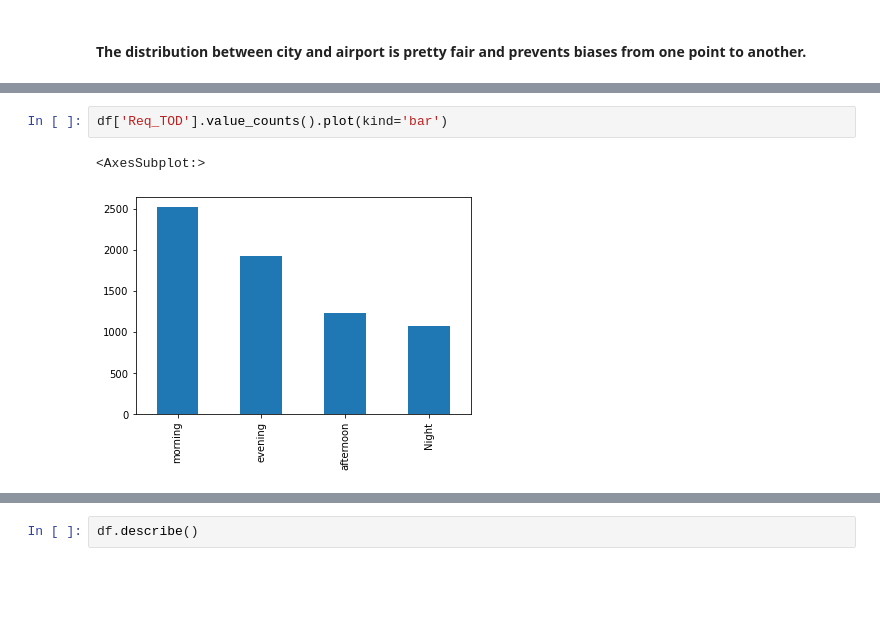
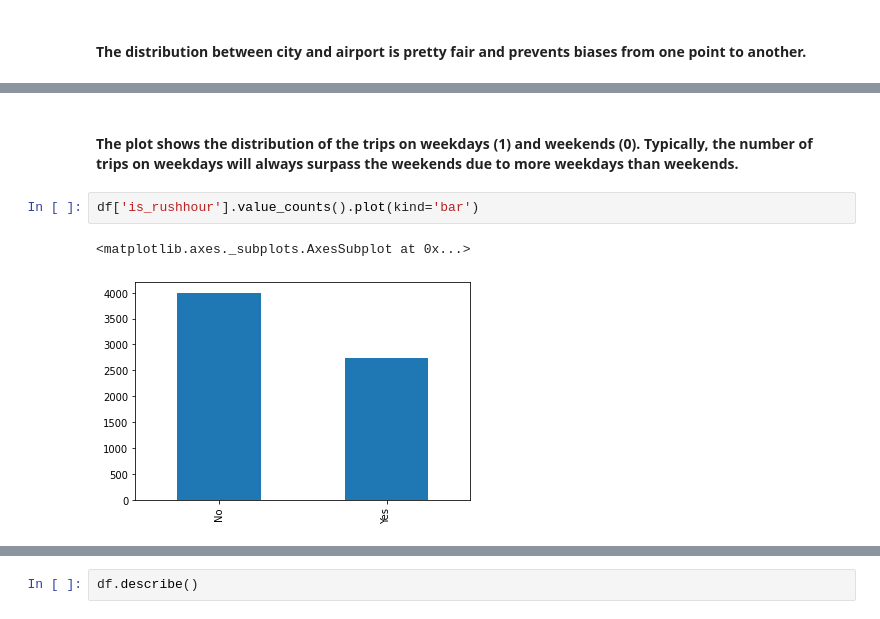
Before and after one commit to pmurthy98a89/UberRequestStatusML, a Jupyter notebook: Final Assignment_Uber.ipynb, the cells around one changed output, grey strips where cells are left out. Drawn from its saved outputs; the diff is of its cells as text; blank space fills up the shorter version.

```diff
--- a/Final Assignment_Uber.ipynb
+++ b/Final Assignment_Uber.ipynb
@@ -396,5 +440,7 @@ df['Pickup_point'].value_counts().plot(kind='bar')
+# %% [markdown]
+#### The plot shows the distribution of the trips on weekdays (1) and weekends (0). Typically, the number of trips on weekdays will always surpass the weekends due to more weekdays than weekends.
 # %%
-df['Req_TOD'].value_counts().plot(kind='bar')
+df['is_rushhour'].value_counts().plot(kind='bar')
 # %% [output]
-<AxesSubplot:>
+<matplotlib.axes._subplots.AxesSubplot at 0x...>
-[figure, old version]
+[figure, new version]
```
Also changed, not shown: parts of 13 cells of this notebook.
